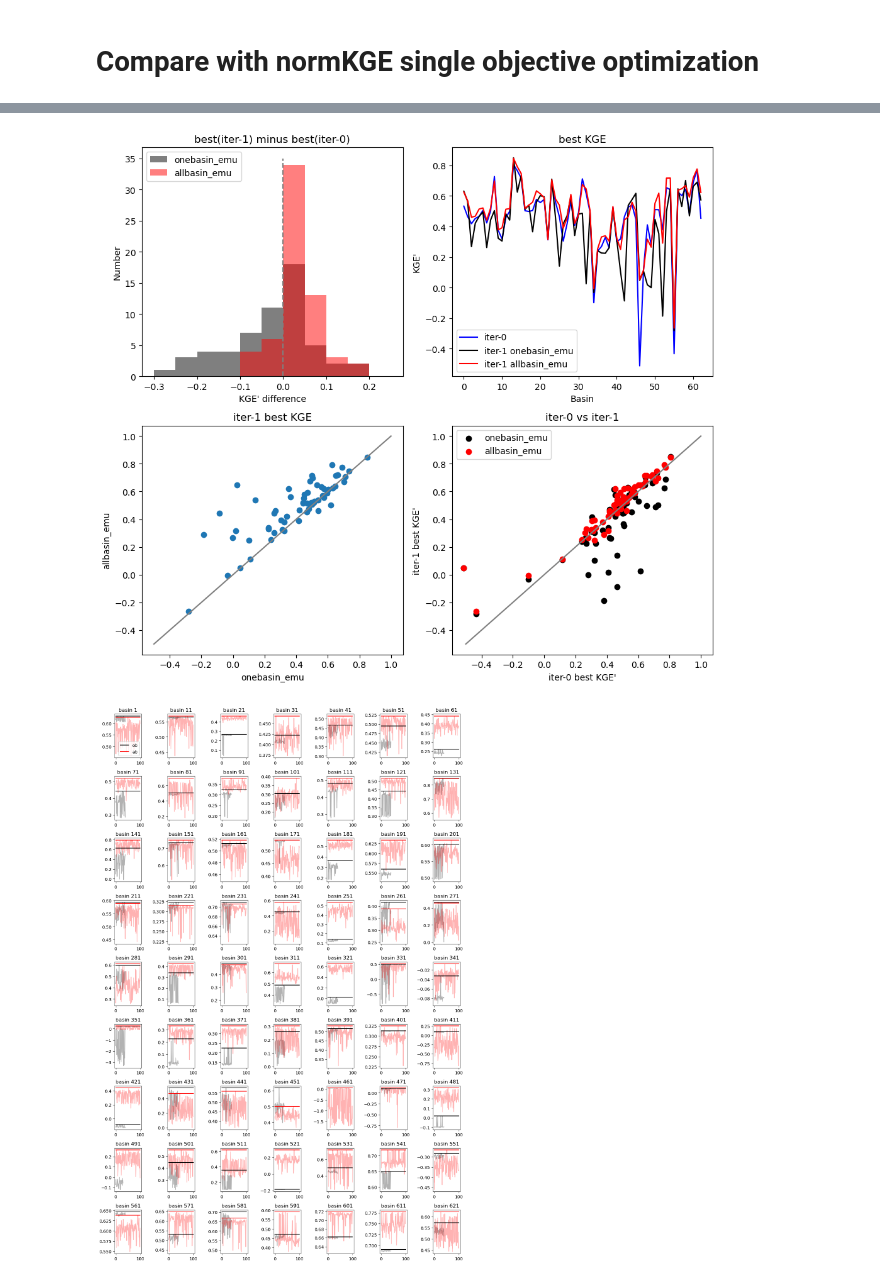
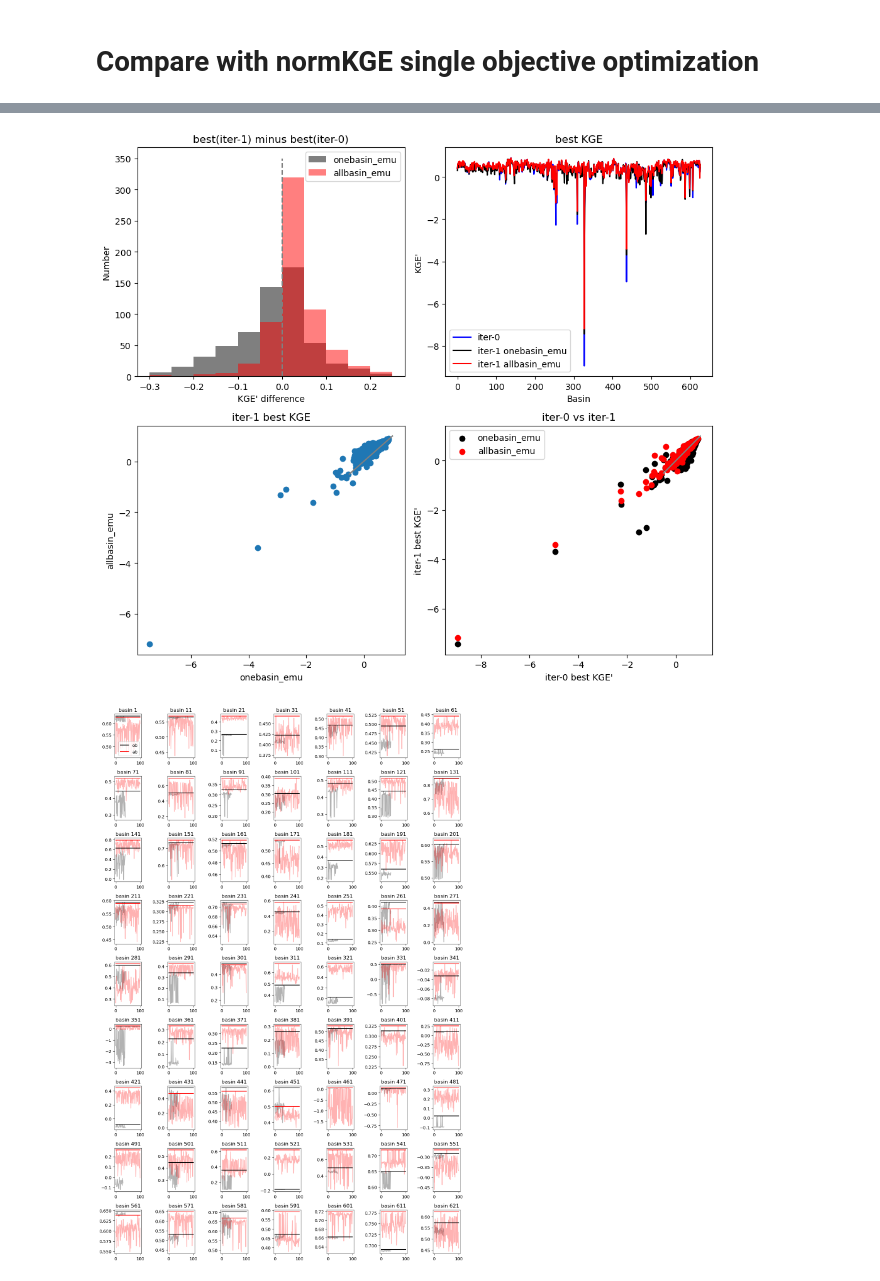
Before and after one commit to NCAR/CTSM_calibration, a Jupyter notebook: src/emulator_comparison/allbasin_emulator/step6_compare_with_singlebasin.ipynb, the cells around one changed output, grey strips where cells are left out. Drawn from its saved outputs; the diff is of its cells as text; code cells hidden in the pictures.

```diff
--- a/src/emulator_comparison/allbasin_emulator/step6_compare_with_singlebasin.ipynb
+++ b/src/emulator_comparison/allbasin_emulator/step6_compare_with_singlebasin.ipynb
@@ -229,7 +228,7 @@ d1 = bestkge[:,1] - bestkge[:,0]
 d2 = bestkge[:,2] - bestkge[:,0]
 plt.hist(d1, np.arange(-0.3, 0.3, 0.05), alpha=0.5, facecolor='k', label='onebasin_emu')
 plt.hist(d2, np.arange(-0.3, 0.3, 0.05), alpha=0.5, facecolor='r', label='allbasin_emu')
-plt.plot([0, 0], [0, 35], '--', color='grey')
+plt.plot([0, 0], [0, 350], '--', color='grey')
 plt.title('best(iter-1) minus best(iter-0)')
 plt.xlabel("KGE' difference")
 plt.ylabel('Number')
@@ -254,34 +253,34 @@ fig.add_subplot(2,2,3)
 # plt.ylabel("KGE'")
 # plt.legend()
 
 # plt.plot(bestkge[:,0], color='blue', label='iter-0')
 # plt.plot(bestkge[:,1], color='k', label='iter-1 onebasin_emu')
 # plt.plot(bestkge[:,2], color='r', label='iter-1 allbasin_emu')
 # plt.title('best KGE')
 # plt.xlabel("Basin")
 # plt.ylabel("KGE'")
 # plt.legend()
 
 plt.scatter(bestkge[:,1], bestkge[:,2])
 plt.plot([-0.5, 1], [-0.5, 1], color='grey')
 plt.title('iter-1 best KGE')
 plt.xlabel("onebasin_emu")
 plt.ylabel("allbasin_emu")
 
 
 fig.add_subplot(2,2,4)
 plt.scatter(bestkge[:,0], bestkge[:,1], color='k', label='onebasin_emu')
 plt.scatter(bestkge[:,0], bestkge[:,2], color='r', label='allbasin_emu')
 plt.plot([-0.5, 1], [-0.5, 1], color='grey')
 plt.title('iter-0 vs iter-1')
 plt.xlabel("iter-0 best KGE'")
 plt.ylabel("iter-1 best KGE'")
 plt.legend()
 
 plt.tight_layout()
 plt.show()
 # %% [output]
-[figure, old version]
+[figure, new version]
 # %%
 fig = plt.figure(figsize=[12, 20])
 
```
Also changed, not shown: parts of 2 cells of this notebook, 43 other files.
